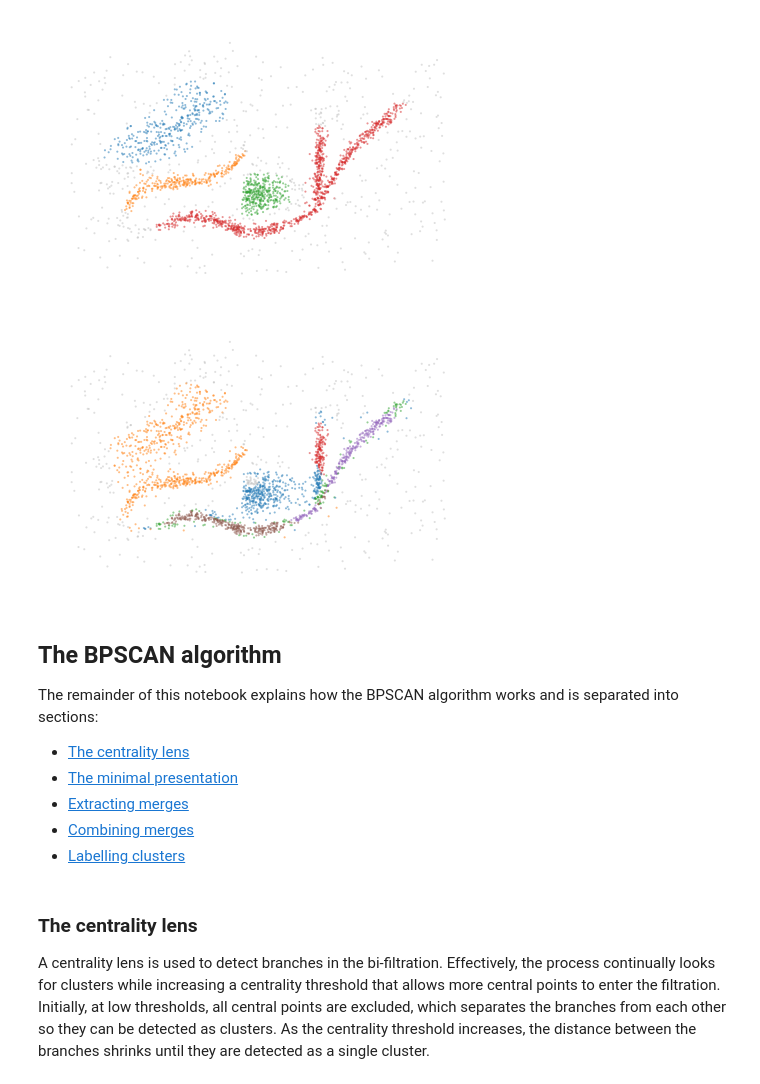
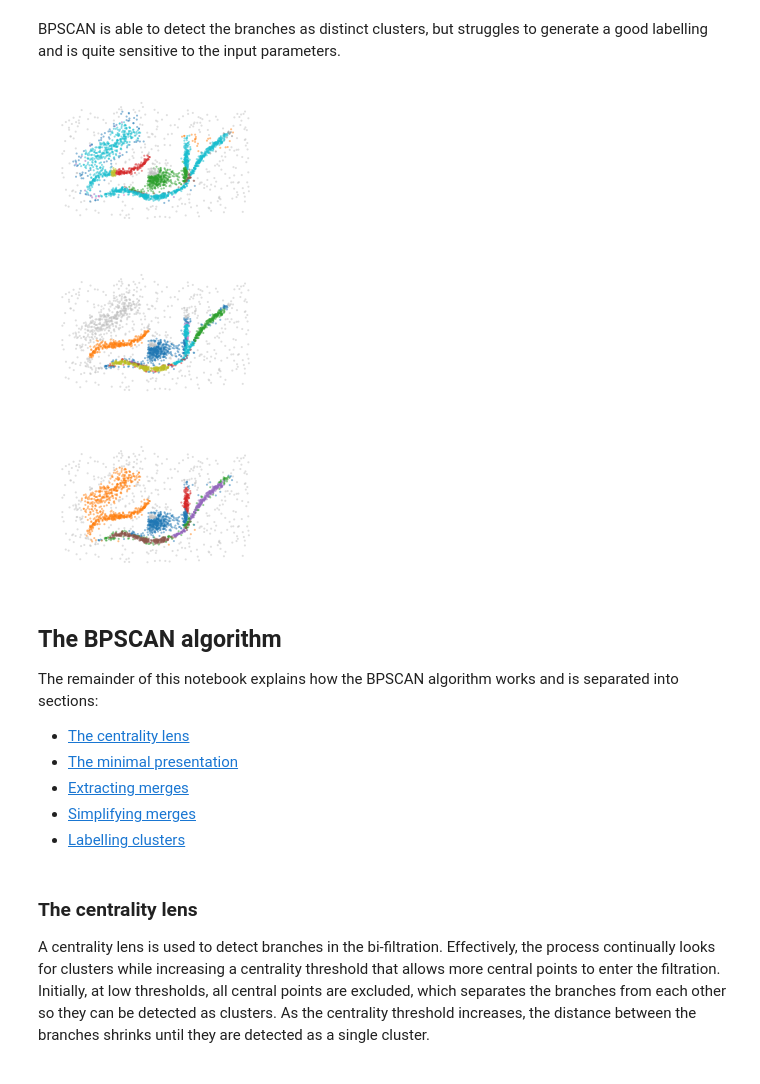
Before and after one commit to vda-lab/biperscan, a Jupyter notebook: notebooks/How_BPSCAN_works.ipynb, the cells around one changed output. Saved outputs shown, nothing was run; the diff lists cells and outputs as text; code cells hidden in the pictures.

Commit message:
update notebook text; fix off-by-one in merges

```diff
--- a/notebooks/How_BPSCAN_works.ipynb
+++ b/notebooks/How_BPSCAN_works.ipynb
@@ -61,14 +73,17 @@ color_kwargs = dict(
+# %% [markdown]
+BPSCAN is able to detect the branches as distinct clusters, but struggles to
+generate a good labelling and is quite sensitive to the input parameters.
 # %%
-sized_fig(0.5)
-plt.scatter(
-    *X.T,
-    c=HDBSCAN(min_samples=20, min_cluster_size=80).fit_predict(X),
-    **scatter_kwargs,
-    **color_kwargs
-)
-plt.subplots_adjust(0, 0, 1, 1)
-plt.axis("off")
-plt.savefig("images/flareable_hdbscan_clusters.pdf", pad_inches=0)
-plt.show()
+for k in [10, 30, 20]:
+    c = BPSCAN(min_samples=k, min_cluster_size=80, distance_fraction=0.03).fit(X)
+
+    sized_fig(0.25)
+    plt.scatter(*X.T, c=c.labels_, **scatter_kwargs, **color_kwargs)
+    plt.subplots_adjust(0, 0, 1, 1)
+    plt.axis("off")
+    plt.savefig(f"images/flareable_bpscan_clusters_{k}.pdf", pad_inches=0)
+    plt.show()
 # %% [output]
-[figure, old version]
+[figure, new version]
+[figure, added]
+[figure, added]
@@ -81,12 +90,3 @@ c = BPSCAN(
-# %%
-sized_fig(0.5)
-plt.scatter(*X.T, c=c.labels_, **scatter_kwargs, **color_kwargs)
-plt.axis('off')
-plt.subplots_adjust(0, 0, 1, 1)
-plt.savefig("images/flareable_bpscan_clusters.pdf", pad_inches=0)
-plt.show()
-# %% [output]
-[figure, removed]
 # %% [markdown]
 ## The BPSCAN algorithm
 
@@ -95,7 +95,7 @@ The remainder of this notebook explains how the BPSCAN algorithm works and is se
 - [The centrality lens](#the-centrality-lens)
 - [The minimal presentation](#the-minimal-presentation)
 - [Extracting merges](#extracting-merges)
-- [Combining merges](#combining-merges)
+- [Simplifying merges](#simplifying-merges)
 - [Labelling clusters](#labelling-clusters)
 # %% [markdown]
 ### The centrality lens
```
Also changed, not shown: parts of 9 cells of this notebook, 30 other files.
